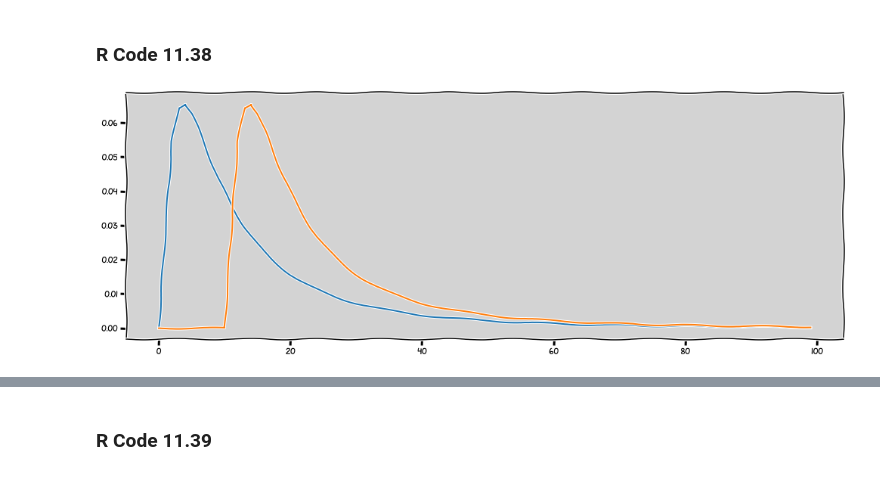
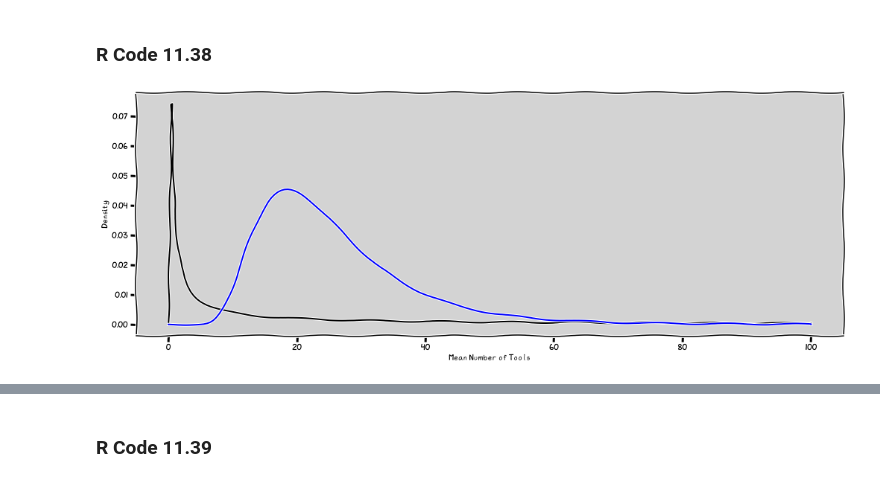
Before and after one commit to rodolphomacedo/statistical_rethinking_pt_BR, a Jupyter notebook: parte_11.ipynb, the cells around one changed output, grey strips where cells are left out. Cells and saved outputs as stored; diff of their text form; code cells hidden in the pictures.

```diff
--- a/parte_11.ipynb
+++ b/parte_11.ipynb
@@ -1616,12 +1616,20 @@ $$ \alpha \sim Normal(0, 10) $$
 # %%
 plt.figure(figsize=(17, 6))
 
-x = np.arange(100)
-y = stats.lognorm.pdf(x=x, s=1, loc=0, scale=10)
+N = 200
+x = np.linspace(0, 100, N)
 
-y_new = stats.lognorm.pdf(x=x, s=1, loc=10, scale=10)
-plt.plot(y)
-plt.plot(y_new)
+y = stats.lognorm.pdf(x=x, s=10, loc=0, scale=20)  # See the docs to understanding the parameters
+
+# R Code 11.40
+y_new = stats.lognorm.pdf(x=x, s=0.5, loc=3, scale=20)  # See the docs to understanding the parameters
+
+plt.plot(x, y, c='black')
+plt.plot(x, y_new, c='blue')
+
+plt.ylabel('Density')
+plt.xlabel('Mean Number of Tools')
+
 plt.show()
 # %% [output]
-[figure, old version]
+[figure, new version]
```
Also changed, not shown: parts of 64 cells of this notebook.
